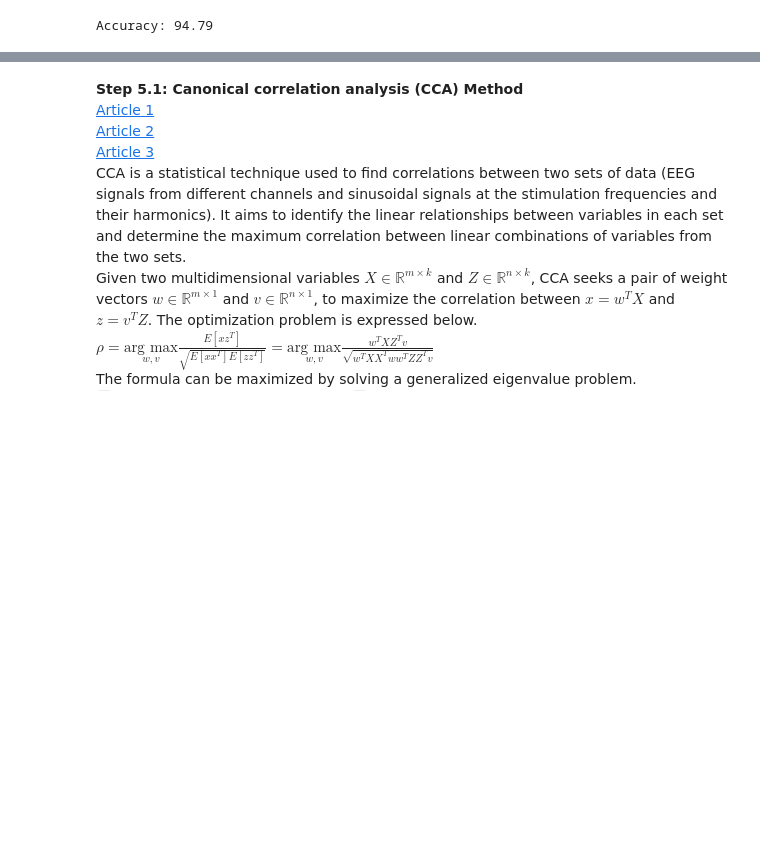
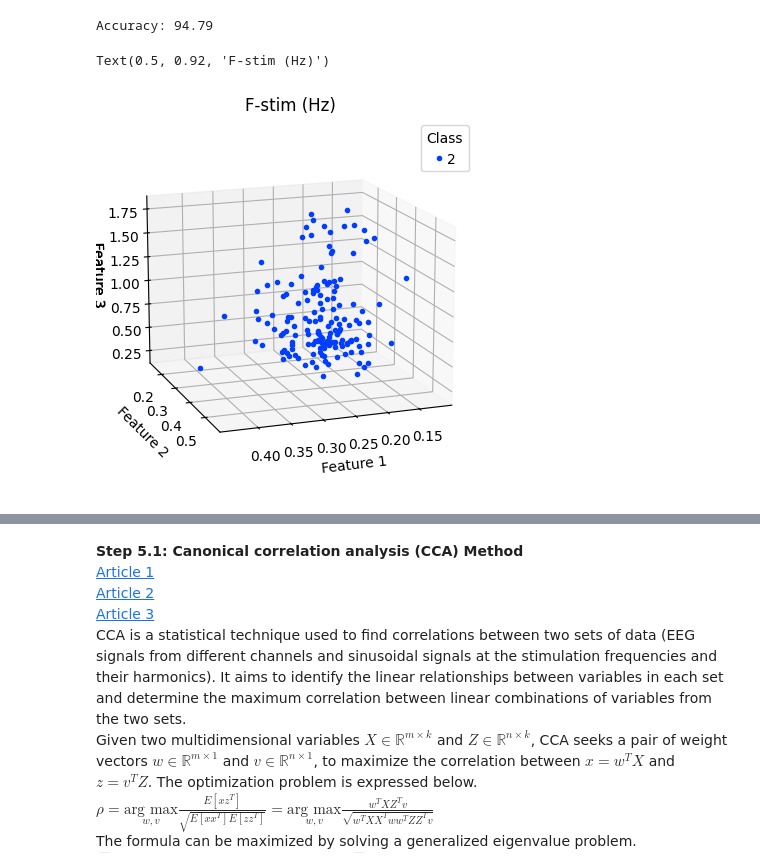
Before and after one commit to RezaSaadatyar/SSVEP-based-EEG-signal-processing, a Jupyter notebook: Code/Python/SSVEP.ipynb, the cells around one changed output, grey strips where cells are left out. Drawn from its saved outputs; the diff is of its cells as text; code cells hidden in the pictures; blank space fills up the shorter version.

```diff
--- a/Code/Python/SSVEP.ipynb
+++ b/Code/Python/SSVEP.ipynb
@@ -113,13 +113,15 @@ data_freq_17Hz: (1280, 8, 10)
 time_trial = 5                          # Define the duration of each trial in seconds
 data1, data2, data3 = [], [], []
 lab = ['33025', '33026', '33027']       # Define the labels for the current iteration
-# Calculate the duration of each trial in samples based on the sampling frequency (Fs * time each trial)
-duration_trial = int(fs * time_trial)
 data_list = [data1, data2, data3]       # Initialize a list to store data lists
+warnings.filterwarnings("ignore", message="Omitted .* annotation.*")
 
 for i in range(len(path_files)):
-    raw = mne.io.read_raw_gdf(path_files[i], verbose=0) # Read the data from the GDF file into a raw MNE object
-    fs = raw.info['sfreq']                              # Get the sampling frequency of the EEG data
+    raw = mne.io.read_raw_gdf(path_files[i], verbose=0)# Read the data from the GDF file into a raw MNE object
+    fs = raw.info['sfreq']                             # Get the sampling frequency of the EEG data
+    channels_name = raw.ch_names                       # Extract the channel names from the raw data
+    # Calculate the duration of each trial in samples based on the sampling frequency (Fs * time each trial)
+    duration_trial = int(fs * time_trial)
     # Get the EEG data and transpose it to have channels as rows and samples as columns
     data = 10**6 * raw.get_data().T
     labels = raw.annotations.description                # Define labels for each stimulation frequency
@@ -312,0 +351,32 @@ Accuracy: 94.79
+# %%
+import numpy as np
+import seaborn as sns
+import matplotlib.pyplot as plt
+from matplotlib.colors import ListedColormap
+classes = np.unique(labels) # Get unique classes
+colors = list(reversed(sns.color_palette("bright", len(classes)).as_hex()))
+# Plot features
+plt.figure()
+
+for i, ind in enumerate(classes):
+    if features.shape[1] < 3:
+        plt.plot(features[labels == ind, 0], features[labels == ind, 1], "o", label= ind, linewidth=1.5,
+                 markersize=3)
+    else:
+        ax = plt.axes(projection='3d')
+        ax.plot3D(features[labels == ind, 0], features[labels == ind, 1], features[labels == ind, 2], "o",
+                  color=colors[i], label=ind, linewidth=1.5, markersize=3)
+        ax.set_xlabel('Feature 1')
+        ax.set_ylabel('Feature 2')
+        ax.set_zlabel('Feature 3')
+        ax.view_init(15, 70)
+# plt.xlabel('Feature 1')
+# plt.ylabel('Feature 2')
+# Set grid and legend
+# plt.grid(True)
+plt.legend(title='Class', ncol=3, handlelength=0.8, handletextpad=0.2)
+# plt.legend(str(class_label) for class_label in classes])
+plt.title('F-stim (Hz)')
+# %% [output]
+Text(0.5, 0.92, 'F-stim (Hz)')
+[figure, added]
```
Also changed, not shown: parts of 4 cells of this notebook.
